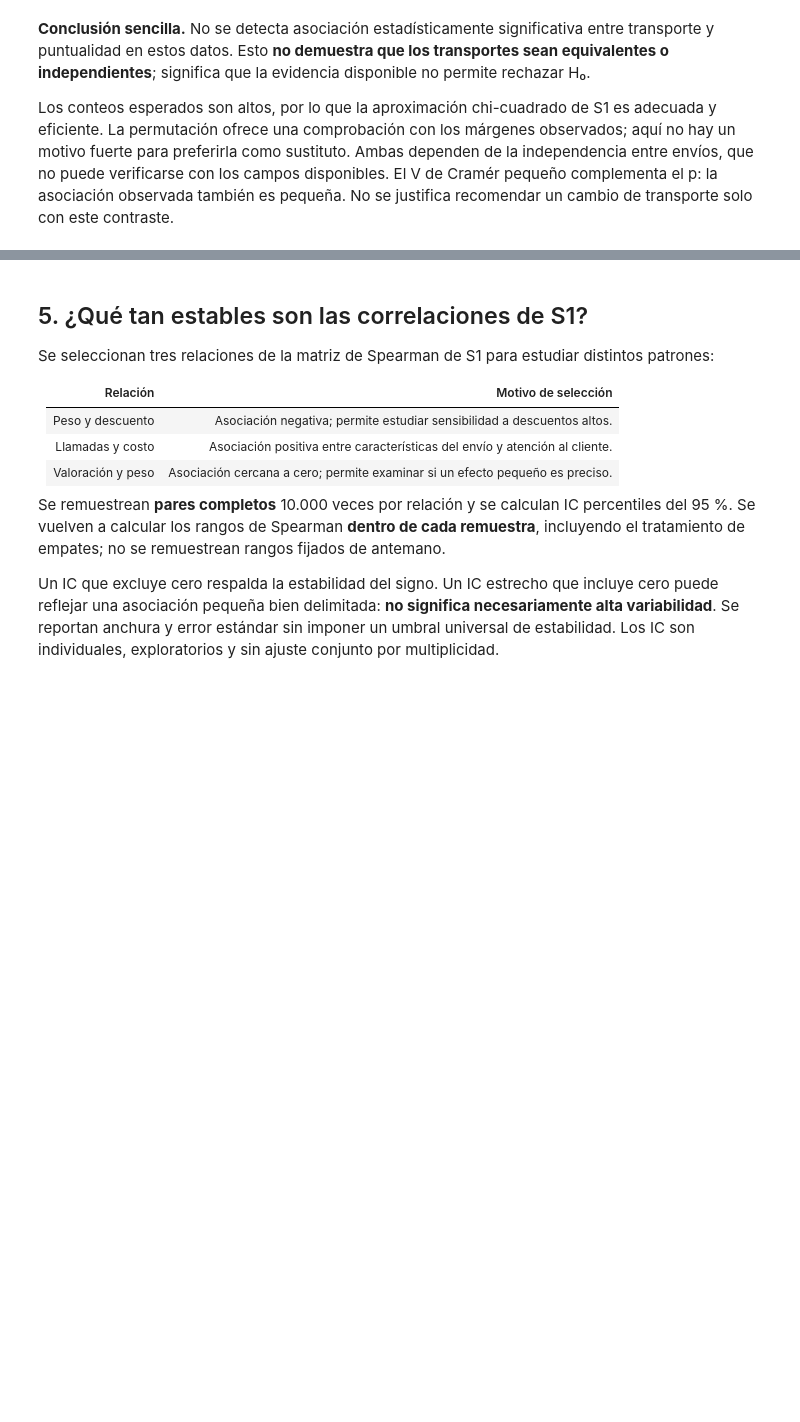
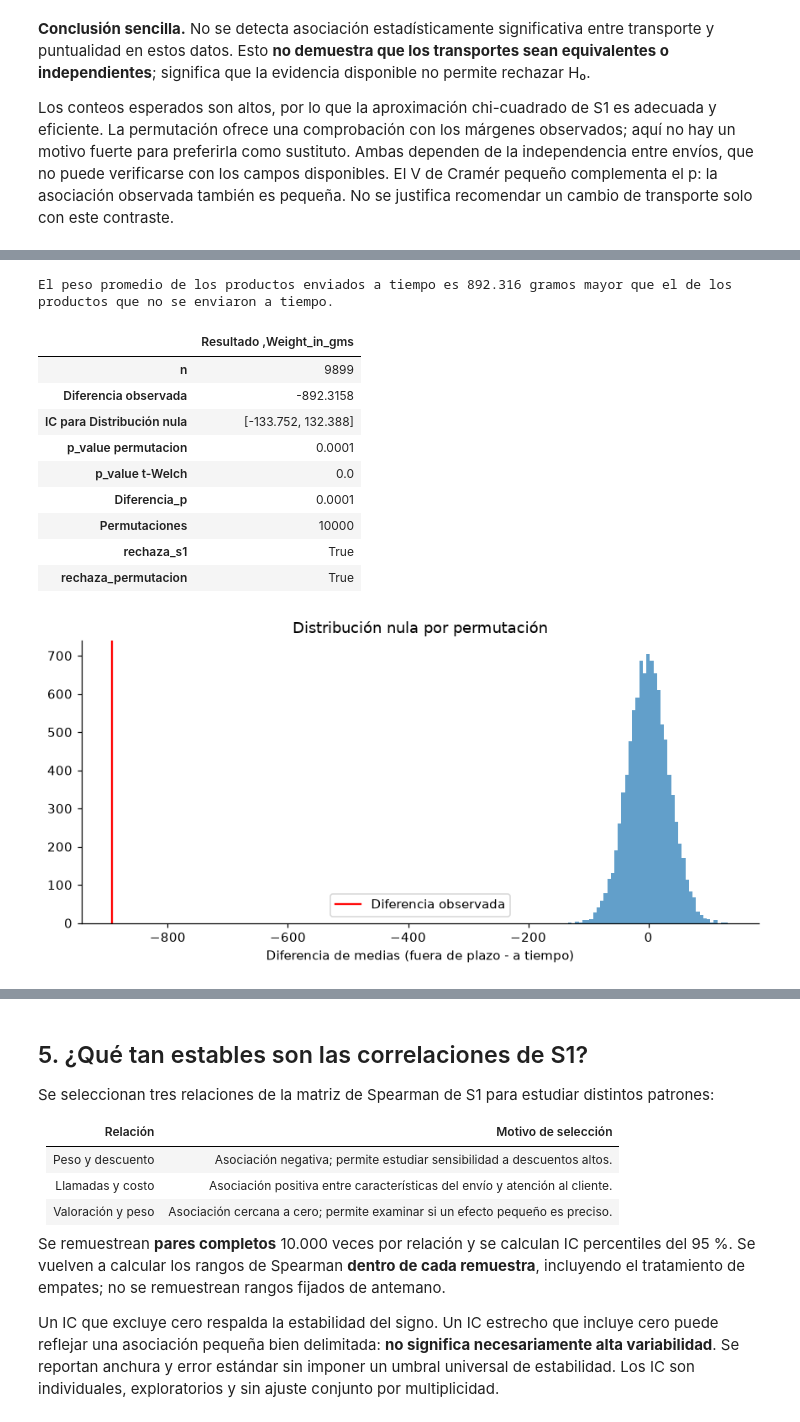
Before and after one commit to jorge170102/ESTAD-STICA-COMPUTACIONAL---Grupo-7--MCDI501.202682.1914.EL.ON, a Jupyter notebook: notebooks/sumativa_2.ipynb, the cells around one changed output, grey strips where cells are left out. Drawn from its saved outputs; the diff is of its cells as text; code cells hidden in the pictures; blank space fills up the shorter version.

Commit message:
permutación para prueba entre peso y cumplimiento de entrega

```diff
--- a/notebooks/sumativa_2.ipynb
+++ b/notebooks/sumativa_2.ipynb
@@ -357,0 +462,62 @@ Los conteos esperados son altos, por lo que la aproximación chi-cuadrado de S1
+# %%
+SEED = 42
+B = 10_000
+ALFA = 0.05
+
+def prueba_permutacion(df,variable='Weight_in_gms'):
+    sub=df[[variable,'Reached.on.Time_Y.N']].dropna();
+    x=sub[variable].to_numpy(dtype=float);
+    g=sub['Reached.on.Time_Y.N'].to_numpy()
+    a=x[g==0]
+    b=x[g==1]
+    obs=b.mean()-a.mean()
+    rng=np.random.default_rng(SEED)
+    n1=len(b)
+    n=len(x)
+    suma_total=x.sum()
+    reps=np.empty(B)
+    for i in range(B):
+        ix=rng.choice(n, size=n1, replace=False)
+        s1=x[ix].sum()
+        reps[i]=s1/n1-(suma_total-s1)/(n-n1)
+    p=(1+np.count_nonzero(np.abs(reps)>=abs(obs)))/(B+1)
+    welch=stats.ttest_ind(b,a,equal_var=False)
+    perm = {"n":n,"Diferencia observada":obs, "IC para Distribución nula": f"[{reps.min():.3f}, {reps.max():.3f}]",
+            "p_value permutacion":p,"p_value t-Welch":welch.pvalue, "Diferencia_p": p - welch.pvalue,
+            "Permutaciones": B, "rechaza_s1": bool(p < ALFA), "rechaza_permutacion": bool(welch.pvalue < ALFA)}
+    if obs < 0:
+        print(f"El peso promedio de los productos enviados a tiempo es "
+          f"{abs(obs):.3f} gramos mayor que el de los productos que no se enviaron a tiempo.")
+    elif obs > 0:
+        print(f"El peso promedio de los productos que no se enviaron a tiempo "
+          f"es {abs(obs):.3f} gramos mayor que el de los productos enviados a tiempo.")
+    else:
+        print("No existen diferencias en el peso promedio entre ambos grupos.")
+    display(pd.DataFrame([perm]).T.rename(columns={0: f"Resultado ,{variable}"}))
+    return {'variable':variable,'n':n,'diferencia':obs,'p_permutacion':p,'p_welch':welch.pvalue,'replicas':reps}
+
+resultado_prueba = prueba_permutacion(df)
+
+def figura_permutacion(r):
+    plt.figure(figsize=(8,4))
+    plt.hist(r['replicas'],bins=45,alpha=.7)
+    plt.axvline(r['diferencia'],color='red',label='Diferencia observada')
+    plt.title('Distribución nula por permutación')
+    plt.xlabel('Diferencia de medias (fuera de plazo - a tiempo)')
+    plt.legend()
+    plt.tight_layout();plt.show()
+
+figura_permutacion(resultado_prueba)
+# %% [output]
+El peso promedio de los productos enviados a tiempo es 892.316 gramos mayor que el de los productos que no se enviaron a tiempo.
+|  | Resultado ,Weight_in_gms |
+| n | 9899 |
+| Diferencia observada | -892.3158 |
+| IC para Distribución nula | [-133.752, 132.388] |
+| p_value permutacion | 0.0001 |
+| p_value t-Welch | 0.0 |
+| Diferencia_p | 0.0001 |
+| Permutaciones | 10000 |
+| rechaza_s1 | True |
+| rechaza_permutacion | True |
+[figure, added]
```
Also changed, not shown: parts of 14 cells of this notebook, 2 other files.
